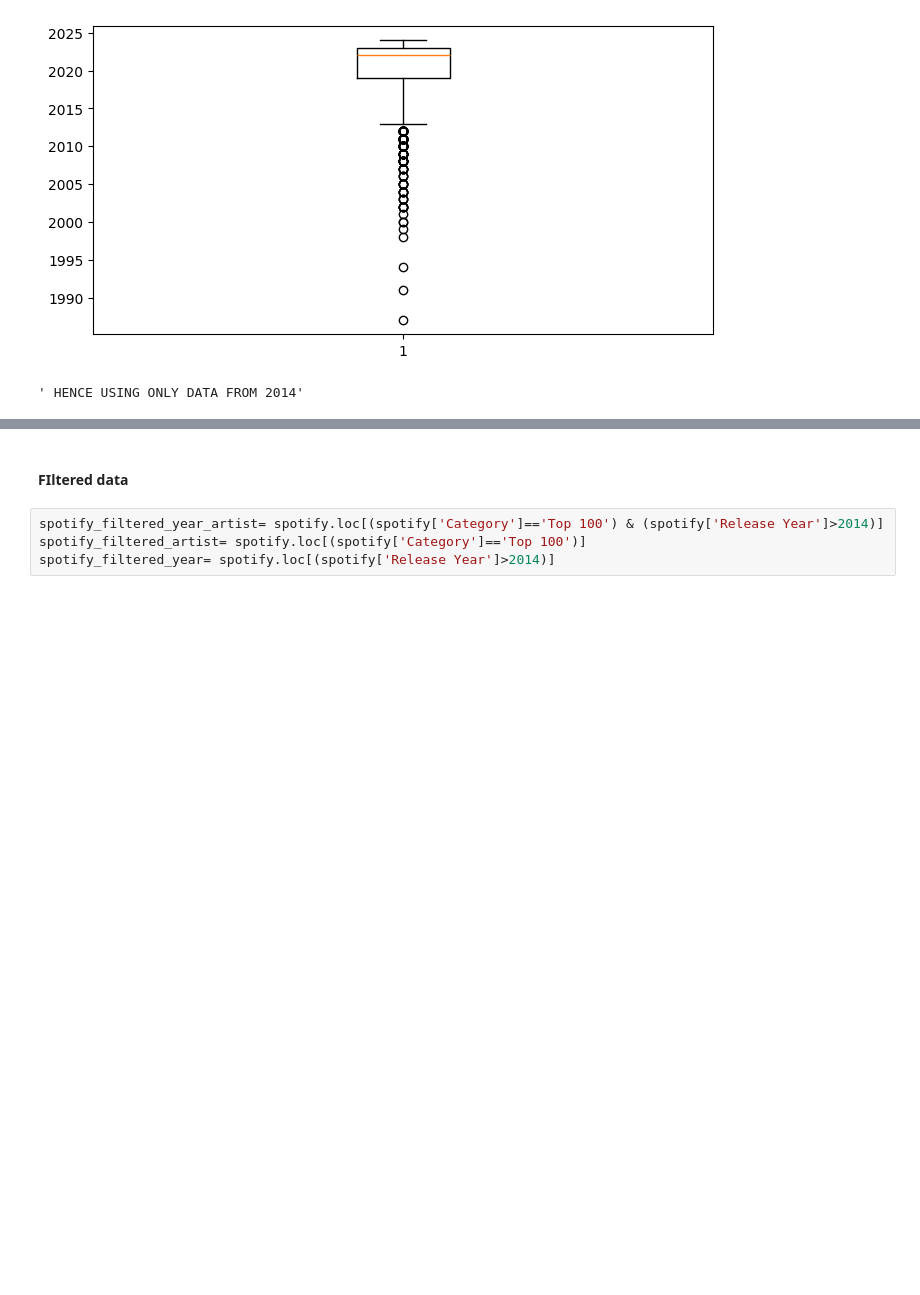
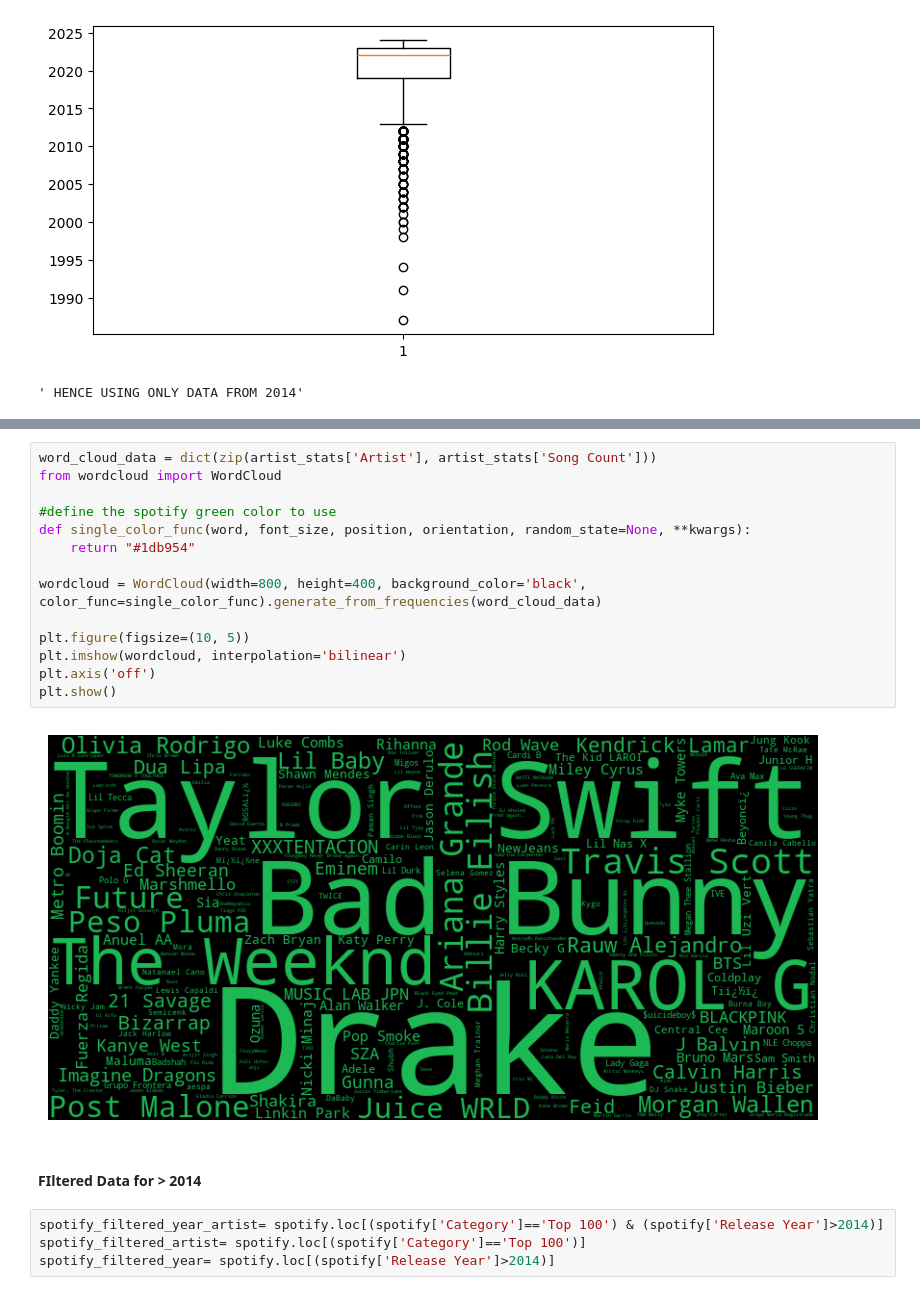
Before and after one commit to suchethsikha/Spotify_2024_EDA, a Jupyter notebook: Group_spotify.ipynb, the cells around one changed output, grey strips where cells are left out. Cells and saved outputs as stored; diff of their text form; blank space fills up the shorter version.

Commit message:
formatting plus graph edits

```diff
--- a/Group_spotify.ipynb
+++ b/Group_spotify.ipynb
@@ -199,8 +196,24 @@ print(artist_stats.head(10))
 7                 0.127338        0.355626
 8                 0.156805        0.323425
 10                0.179768        0.315319
+# %%
+word_cloud_data = dict(zip(artist_stats['Artist'], artist_stats['Song Count']))
+from wordcloud import WordCloud
+
+#define the spotify green color to use
+def single_color_func(word, font_size, position, orientation, random_state=None, **kwargs):
+    return "#1db954"
+
+wordcloud = WordCloud(width=800, height=400, background_color='black', color_func=single_color_func).generate_from_frequencies(word_cloud_data)
+
+plt.figure(figsize=(10, 5))
+plt.imshow(wordcloud, interpolation='bilinear')
+plt.axis('off')
+plt.show()
+# %% [output]
+[figure, added]
 # %% [markdown]
-<h4> FIltered data </h4>
+<h4> FIltered Data for > 2014 </h4>
 # %%
 spotify_filtered_year_artist= spotify.loc[(spotify['Category']=='Top 100') & (spotify['Release Year']>2014)]
 spotify_filtered_artist= spotify.loc[(spotify['Category']=='Top 100')]
```
Also changed, not shown: parts of 20 cells of this notebook.
